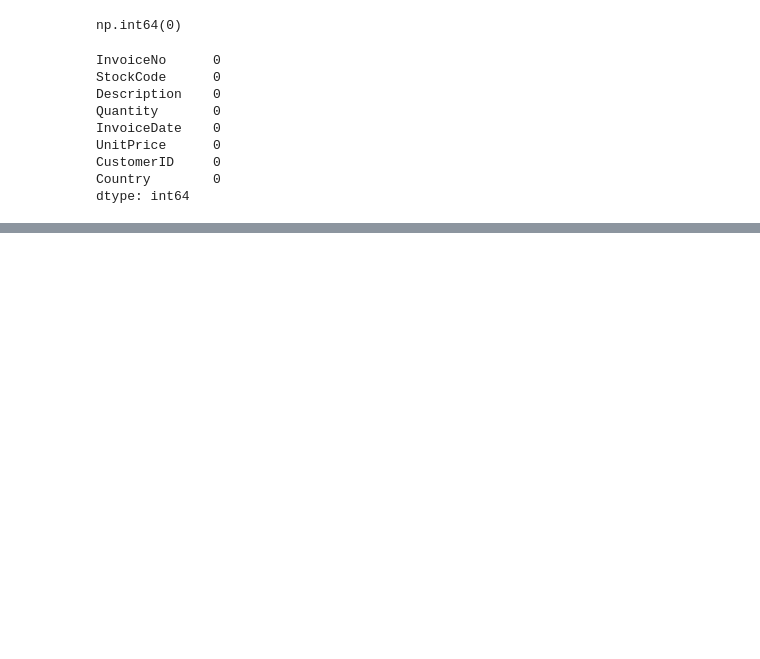
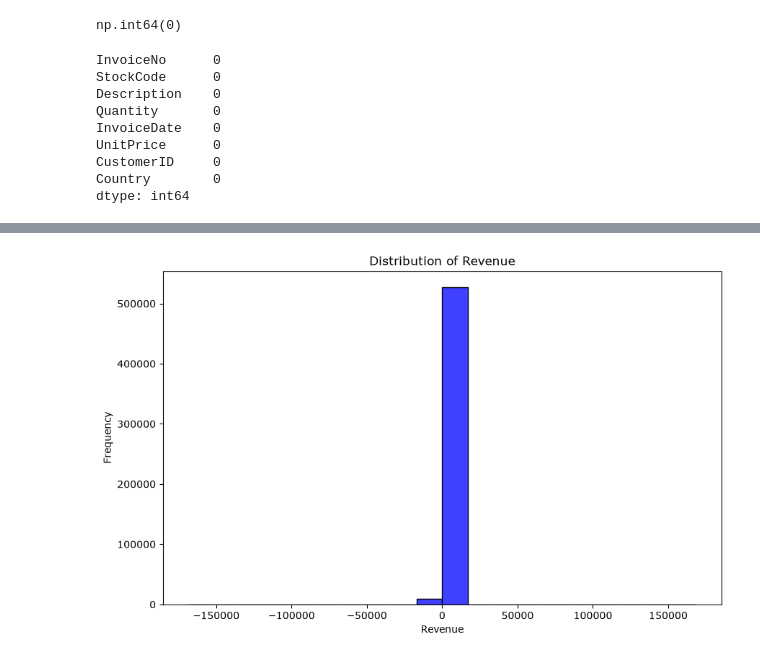
Before and after one commit to bhawna1906/UCI-Online-Retail-EDA, a Jupyter notebook: Notebook/Sales_Data_Analysis.ipynb, the cells around one changed output, grey strips where cells are left out. Saved outputs shown, nothing was run; the diff lists cells and outputs as text; code cells hidden in the pictures; blank space fills up the shorter version.

```diff
--- a/Notebook/Sales_Data_Analysis.ipynb
+++ b/Notebook/Sales_Data_Analysis.ipynb
@@ -181,0 +298,9 @@ dtype: int64
+# %%
+plt.figure(figsize=(10,6))
+sns.histplot(df_clean['Revenue'], color='blue', bins=20)
+plt.title('Distribution of Revenue', fontsize=12)
+plt.xlabel('Revenue', fontsize=10)
+plt.ylabel('Frequency', fontsize=10)
+plt.show()
+# %% [output]
+[figure, added]
```
Also changed, not shown: parts of 35 cells of this notebook.
